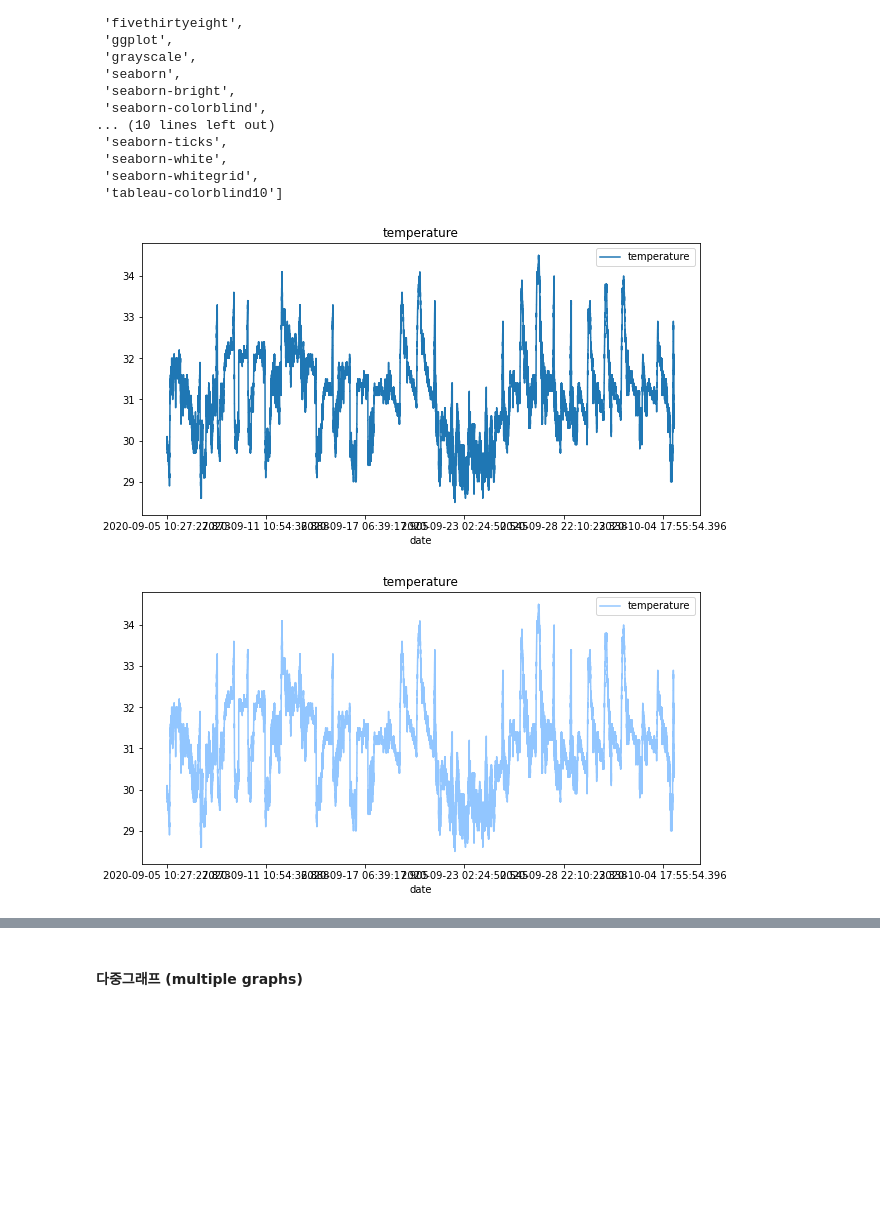
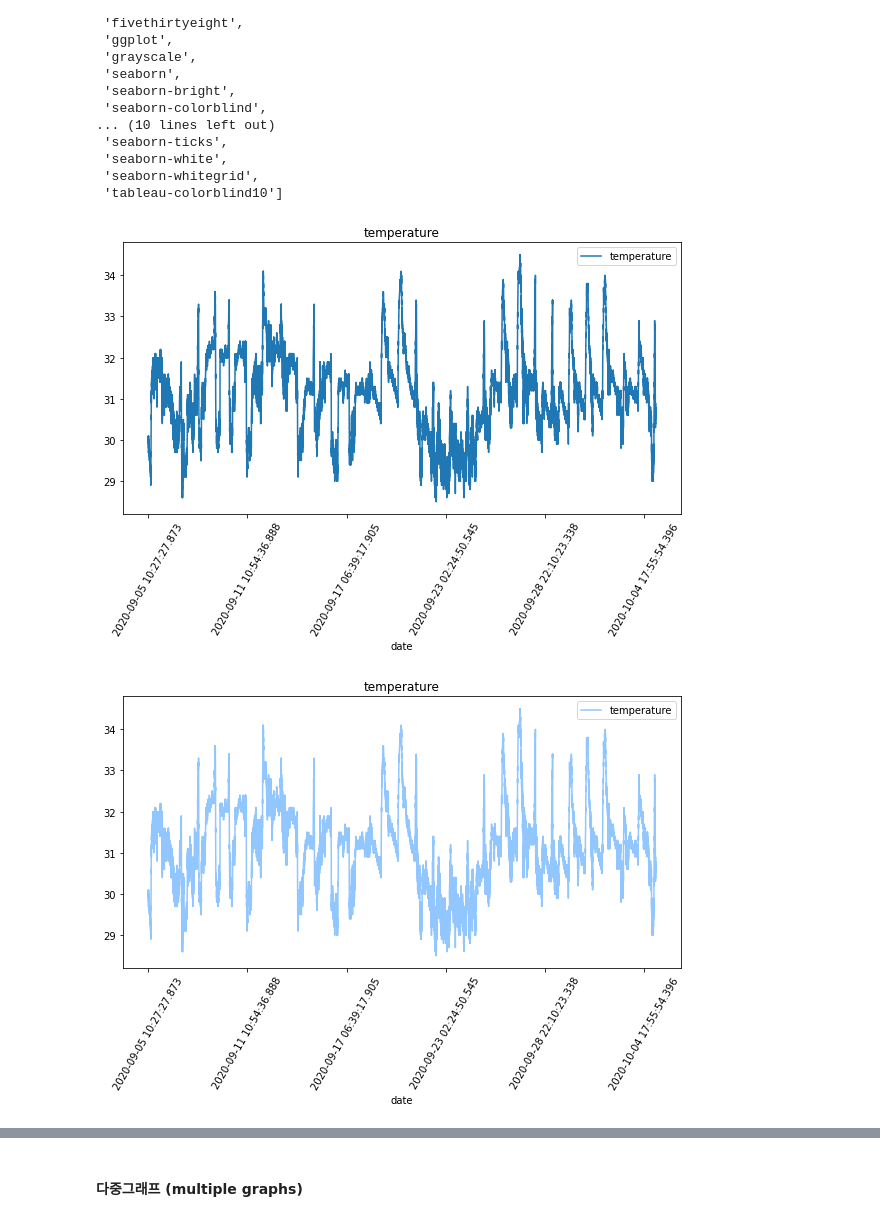
Before and after one commit to rldckd0103/pdm02, a Jupyter notebook: py-pandas/pandas_6_iot_nano33.ipynb, the cells around one changed output, grey strips where cells are left out. Cells and saved outputs as stored; diff of their text form; code cells hidden in the pictures; blank space fills up the shorter version.

```diff
--- a/py-pandas/pandas_6_iot_nano33.ipynb
+++ b/py-pandas/pandas_6_iot_nano33.ipynb
@@ -290,16 +300,18 @@ plt.style.available
  'tableau-colorblind10']
 # %%
 iot_data.plot(x='date', y='temperature', figsize=(10,5), title='temperature')
+plt.xticks(rotation=60)
 plt.style.use('seaborn-pastel') # 'seaborn-pastel', 'fivethirtyeight'
 plt.show()
 # %% [output]
-[figure, old version]
+[figure, new version]
 # %%
 iot_data.plot(x='date', y='temperature', figsize=(10,5), title='temperature')
+plt.xticks(rotation=60)
 plt.style.use('ggplot')
 plt.show()
 # %% [output]
-[figure, old version]
+[figure, new version]
 # %%
 # restore default style
 plt.style.use('default')
```
Also changed, not shown: parts of 15 cells of this notebook.
